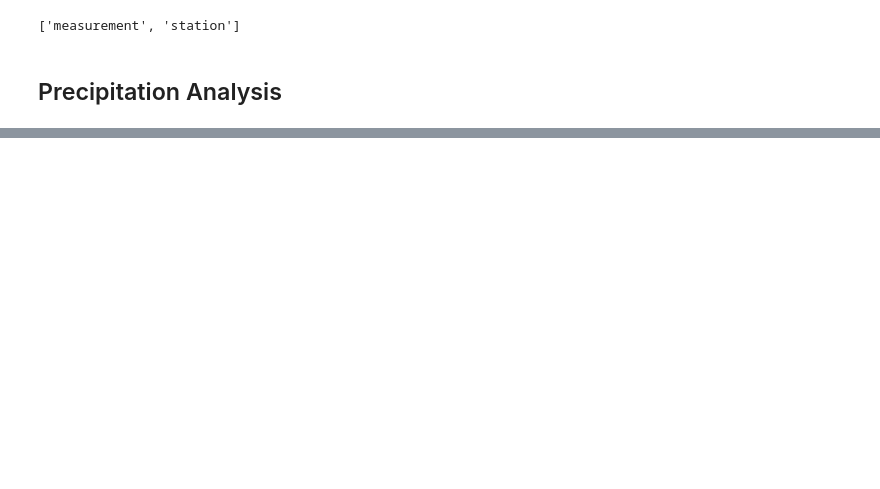
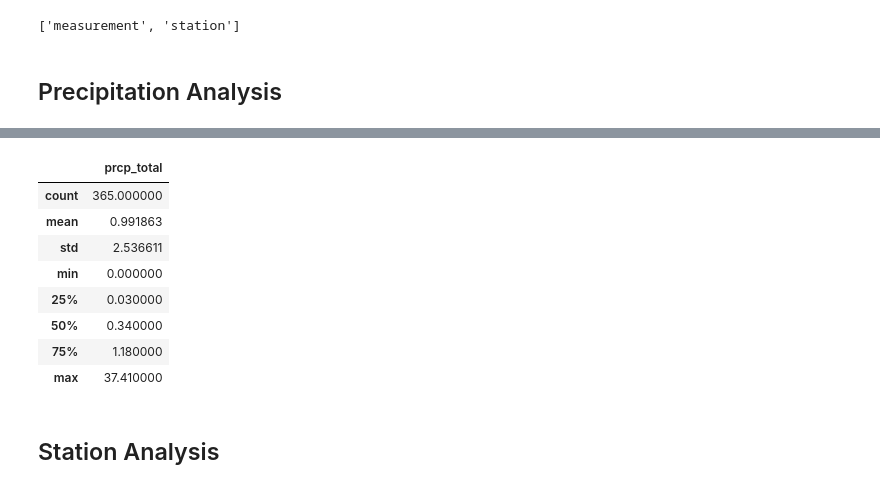
Before and after one commit to bbrandom91/Surf, a Jupyter notebook: climate_analysis.ipynb, the cells around one changed output, grey strips where cells are left out. Drawn from its saved outputs; the diff is of its cells as text; code cells hidden in the pictures; blank space fills up the shorter version.

```diff
--- a/climate_analysis.ipynb
+++ b/climate_analysis.ipynb
@@ -79,0 +61,14 @@ my_df.head()
+# %%
+precip_df.describe()
+# %% [output]
+|  | prcp_total |
+| count | 365.000000 |
+| mean | 0.991863 |
+| std | 2.536611 |
+| min | 0.000000 |
+| 25% | 0.030000 |
+| 50% | 0.340000 |
+| 75% | 1.180000 |
+| max | 37.410000 |
+# %% [markdown]
+## Station Analysis
```
Also changed, not shown: parts of 18 cells of this notebook, 2 other files.
